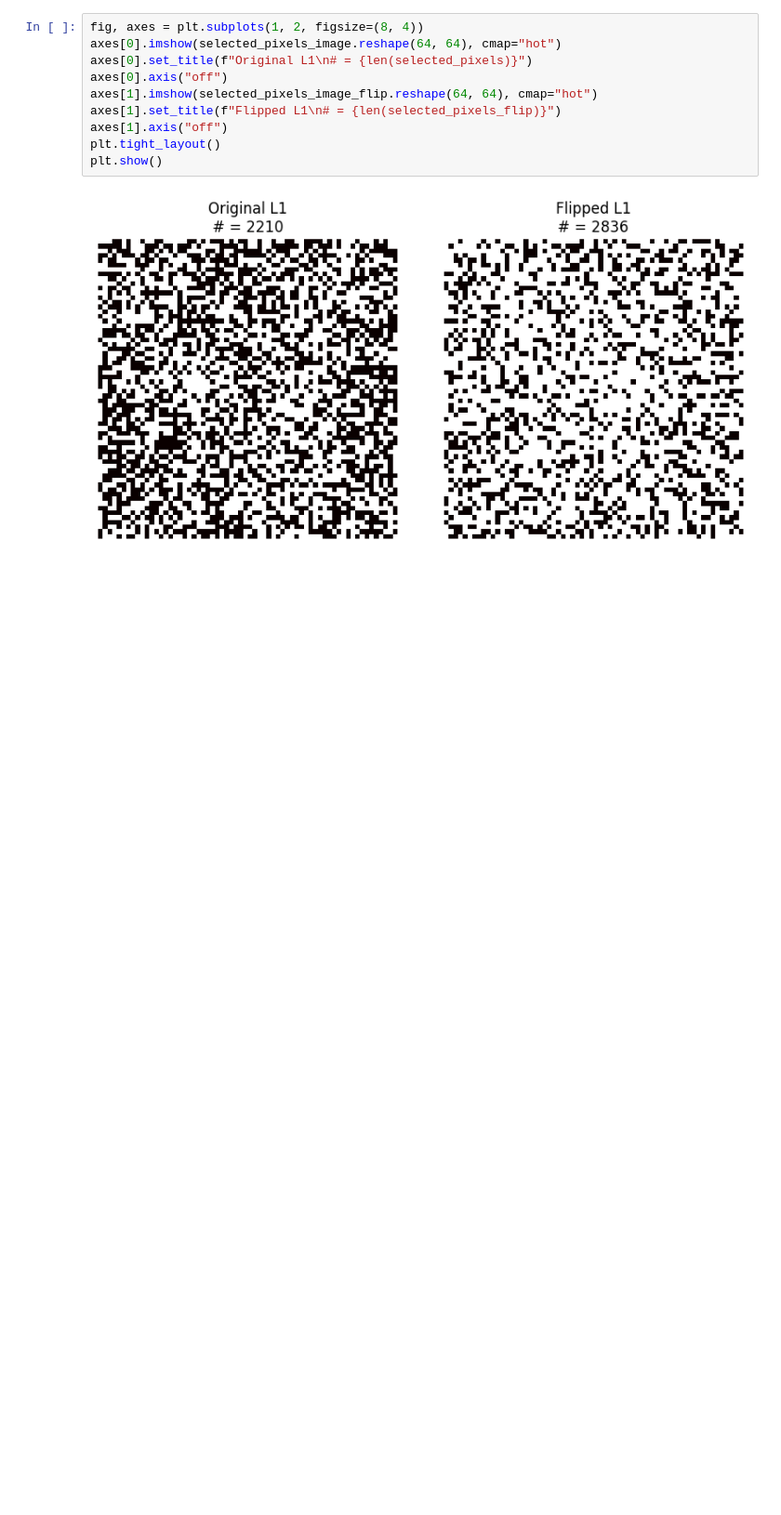
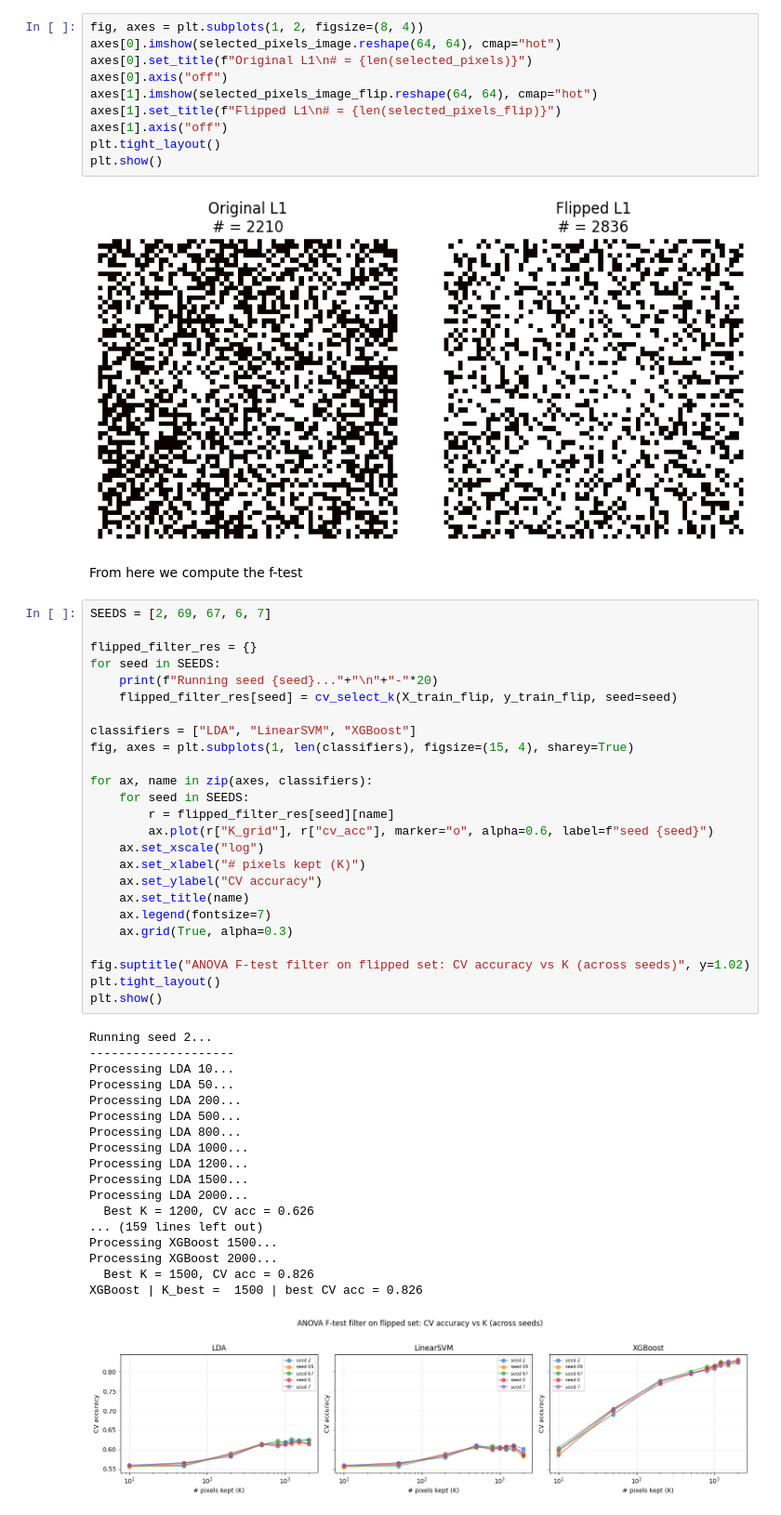
Before and after one commit to LucasKuszli/big_data, a Jupyter notebook: src_project2/project2Py.ipynb, the cells around one changed output. Shown at 93% size. Cells and saved outputs as stored; diff of their text form; blank space fills up the shorter version.

Commit message:
Add p2 filter accy summary plot

```diff
--- a/src_project2/project2Py.ipynb
+++ b/src_project2/project2Py.ipynb
@@ -495,3 +495,49 @@ plt.tight_layout()
 plt.show()
 # %% [output]
 [figure]
+# %% [markdown]
+From here we compute the f-test
+# %%
+SEEDS = [2, 69, 67, 6, 7]
+
+flipped_filter_res = {}
+for seed in SEEDS:
+    print(f"Running seed {seed}..."+"\n"+"-"*20)
+    flipped_filter_res[seed] = cv_select_k(X_train_flip, y_train_flip, seed=seed)
+
+classifiers = ["LDA", "LinearSVM", "XGBoost"]
+fig, axes = plt.subplots(1, len(classifiers), figsize=(15, 4), sharey=True)
+
+for ax, name in zip(axes, classifiers):
+    for seed in SEEDS:
+        r = flipped_filter_res[seed][name]
+        ax.plot(r["K_grid"], r["cv_acc"], marker="o", alpha=0.6, label=f"seed {seed}")
+    ax.set_xscale("log")
+    ax.set_xlabel("# pixels kept (K)")
+    ax.set_ylabel("CV accuracy")
+    ax.set_title(name)
+    ax.legend(fontsize=7)
+    ax.grid(True, alpha=0.3)
+
+fig.suptitle("ANOVA F-test filter on flipped set: CV accuracy vs K (across seeds)", y=1.02)
+plt.tight_layout()
+plt.show()
+# %% [output]
+Running seed 2...
+--------------------
+Processing LDA 10...
+Processing LDA 50...
+Processing LDA 200...
+Processing LDA 500...
+Processing LDA 800...
+Processing LDA 1000...
+Processing LDA 1200...
+Processing LDA 1500...
+Processing LDA 2000...
+  Best K = 1200, CV acc = 0.626
+... (159 lines left out)
+Processing XGBoost 1500...
+Processing XGBoost 2000...
+  Best K = 1500, CV acc = 0.826
+XGBoost | K_best =  1500 | best CV acc = 0.826
+[figure, added]
```
Also changed, not shown: parts of 1 cell of this notebook.
